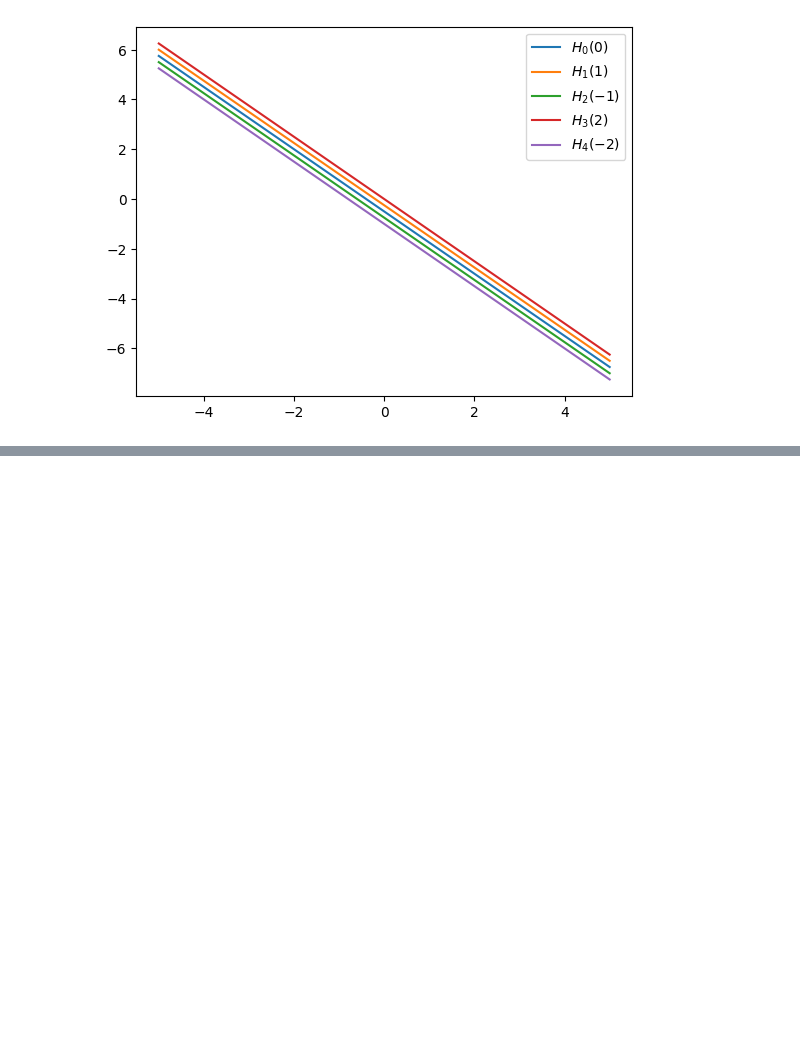
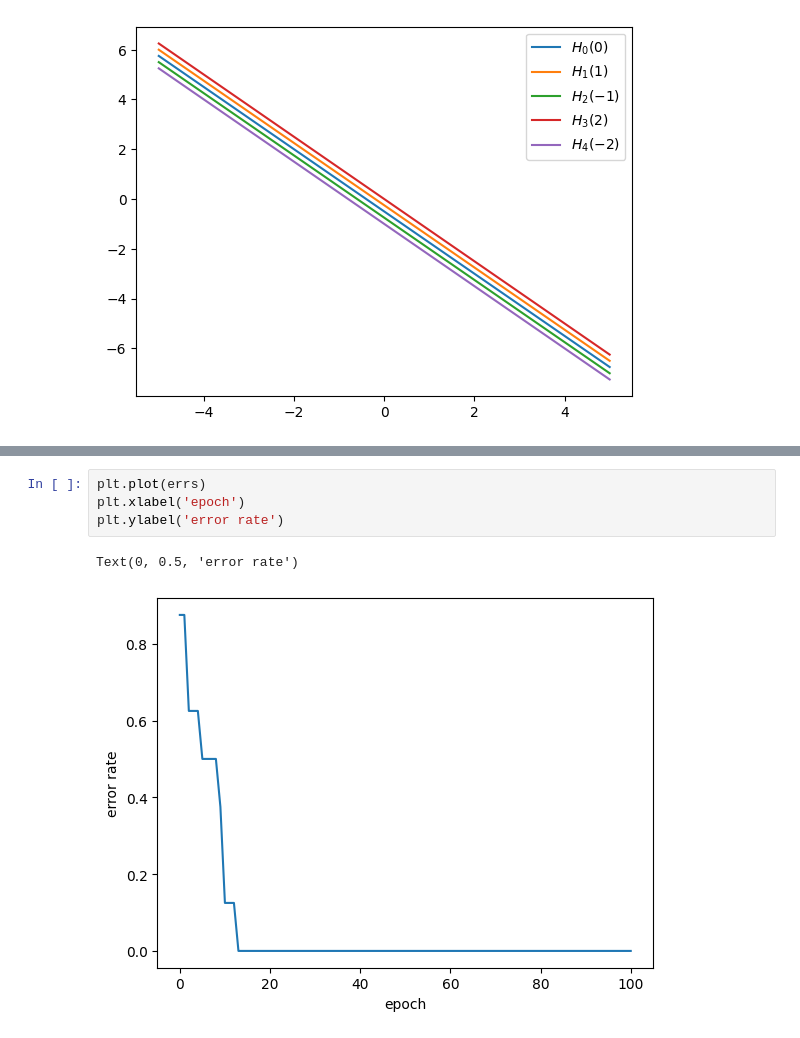
Before and after one commit to zcemycl/mlreading-hub, a Jupyter notebook: notes/ml/Support-Vector-Machine.ipynb, the cells around one changed output, grey strips where cells are left out. Cells and saved outputs as stored; diff of their text form; blank space fills up the shorter version.

```diff
--- a/notes/ml/Support-Vector-Machine.ipynb
+++ b/notes/ml/Support-Vector-Machine.ipynb
@@ -34,3 +166,10 @@ plt.legend(['$H_0 (0)$','$H_1 (1)$',
+# %%
+plt.plot(errs)
+plt.xlabel('epoch')
+plt.ylabel('error rate')
+# %% [output]
+Text(0, 0.5, 'error rate')
+[figure, added]
 # %% [markdown]
 #### References
 1. https://towardsdatascience.com/implementing-svm-from-scratch-784e4ad0bc6a
```
Also changed, not shown: parts of 12 cells of this notebook, 1 other file.
